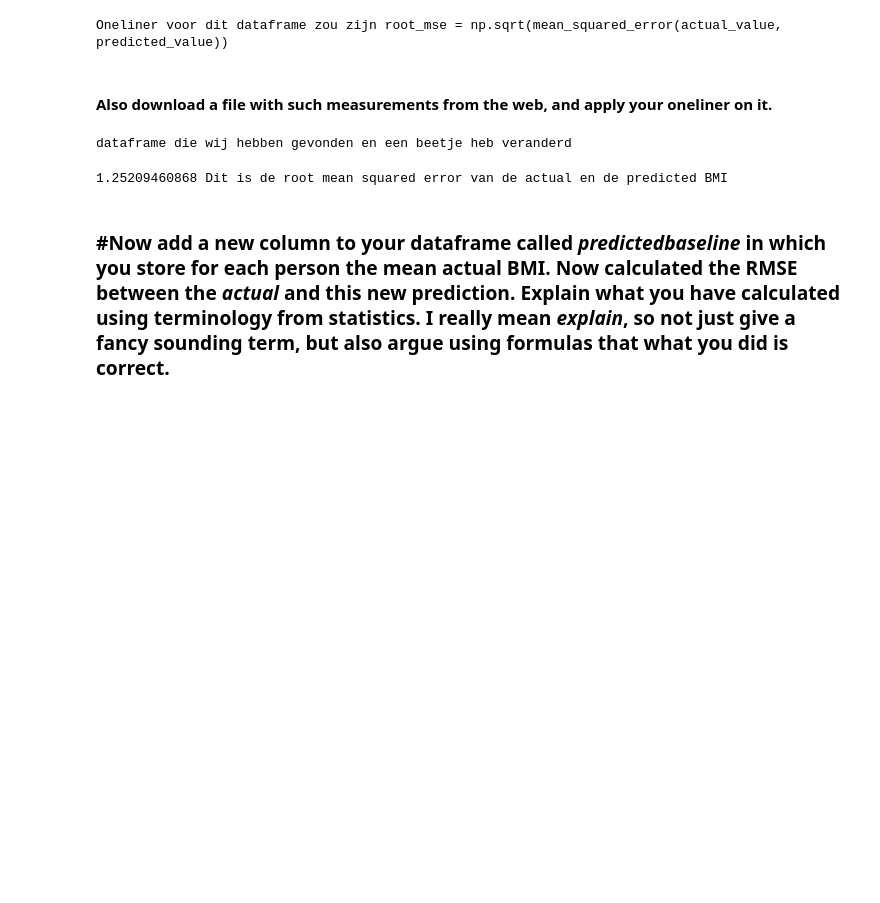
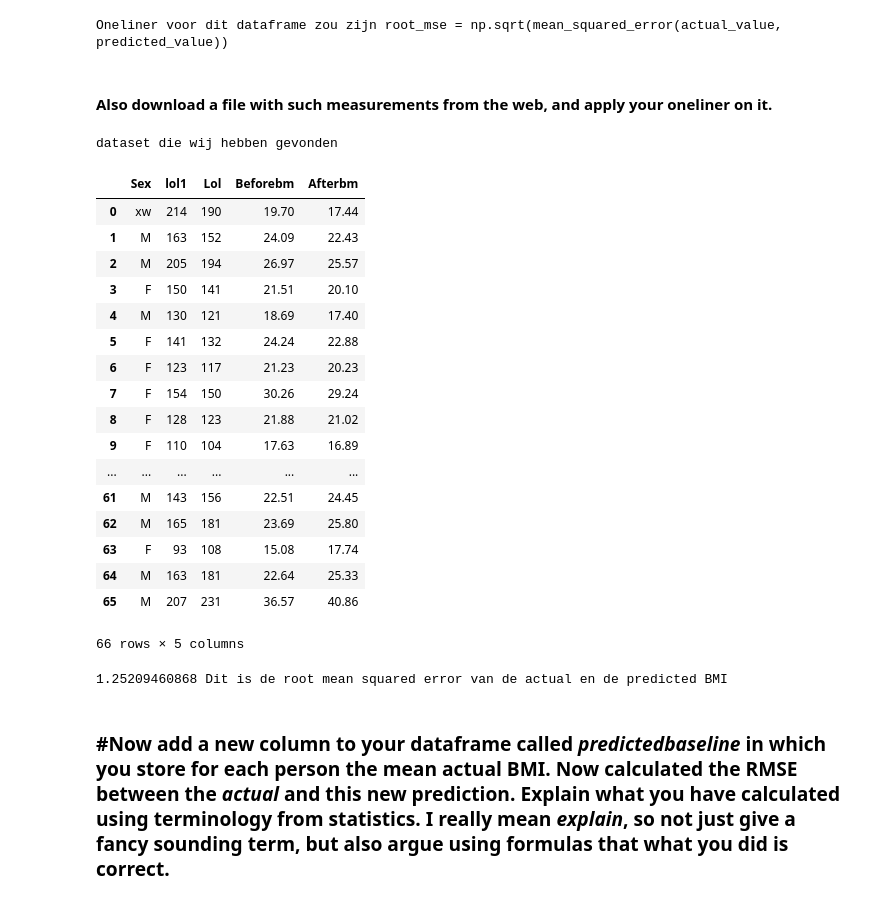
Before and after one commit to JoepStraatman/datascience, a Jupyter notebook: Assignment3-2018.ipynb, the cells around one changed output. Cells and saved outputs as stored; diff of their text form; code cells hidden in the pictures; blank space fills up the shorter version.

```diff
--- a/Assignment3-2018.ipynb
+++ b/Assignment3-2018.ipynb
@@ -748,11 +757,29 @@ Oneliner voor dit dataframe zou zijn root_mse = np.sqrt(mean_squared_error(actua
 # %% [markdown]
 #### Also download a file with such measurements from the web, and apply your oneliner on it.
 # %%
-print ('dataframe die wij hebben gevonden en een beetje heb veranderd')
+print ('dataset die wij hebben gevonden')
 dateframes = pd.read_csv('freshman_bmten.csv',sep=';')
-#dateframes
+dateframes
 # %% [output]
-dataframe die wij hebben gevonden en een beetje heb veranderd
+dataset die wij hebben gevonden
+|  | Sex | lol1 | Lol | Beforebm | Afterbm |
+| 0 | xw | 214 | 190 | 19.70 | 17.44 |
+| 1 | M | 163 | 152 | 24.09 | 22.43 |
+| 2 | M | 205 | 194 | 26.97 | 25.57 |
+| 3 | F | 150 | 141 | 21.51 | 20.10 |
+| 4 | M | 130 | 121 | 18.69 | 17.40 |
+| 5 | F | 141 | 132 | 24.24 | 22.88 |
+| 6 | F | 123 | 117 | 21.23 | 20.23 |
+| 7 | F | 154 | 150 | 30.26 | 29.24 |
+| 8 | F | 128 | 123 | 21.88 | 21.02 |
+| 9 | F | 110 | 104 | 17.63 | 16.89 |
+| ... | ... | ... | ... | ... | ... |
+| 61 | M | 143 | 156 | 22.51 | 24.45 |
+| 62 | M | 165 | 181 | 23.69 | 25.80 |
+| 63 | F | 93 | 108 | 15.08 | 17.74 |
+| 64 | M | 163 | 181 | 22.64 | 25.33 |
+| 65 | M | 207 | 231 | 36.57 | 40.86 |
+66 rows × 5 columns
 # %%
 actual = dateframes['Beforebm']
 predicted = dateframes['Afterbm']
```
Also changed, not shown: parts of 8 cells of this notebook.
